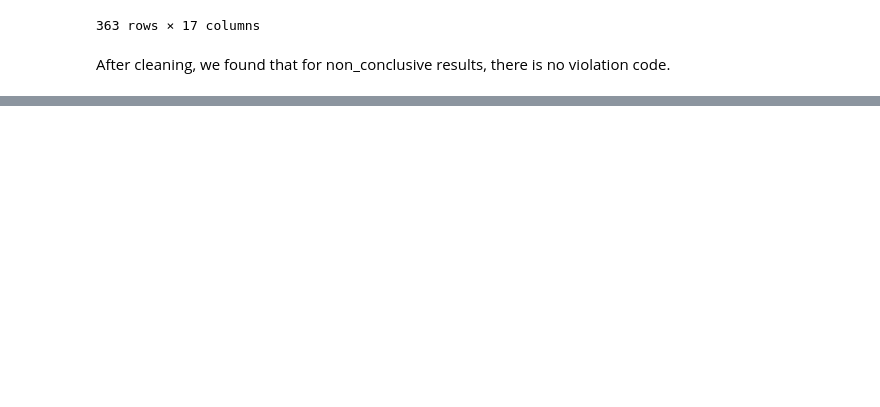
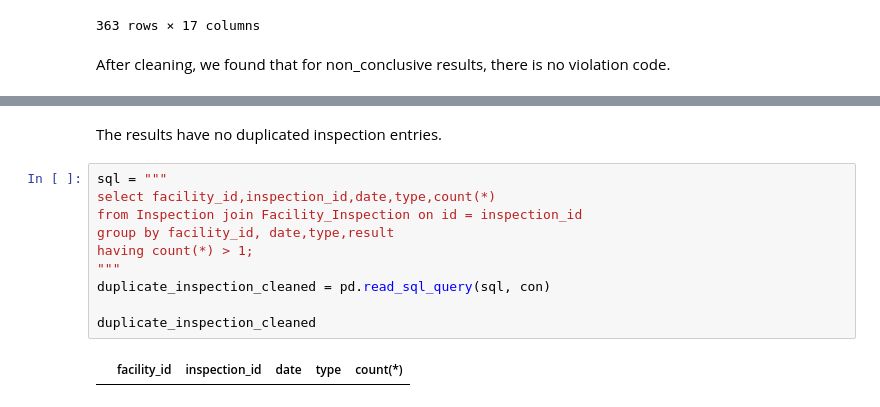
Before and after one commit to delongmeng/Chicago_Food_Inspection, a Jupyter notebook: data_integrity_check.ipynb, the cells around one changed output, grey strips where cells are left out. Saved outputs shown, nothing was run; the diff lists cells and outputs as text; blank space fills up the shorter version.

```diff
--- a/data_integrity_check.ipynb
+++ b/data_integrity_check.ipynb
@@ -404,0 +448,14 @@ non_conclusive_cleaned
+# %% [markdown]
+The results have no duplicated inspection entries.
+# %%
+sql = """
+select facility_id,inspection_id,date,type,count(*)
+from Inspection join Facility_Inspection on id = inspection_id
+group by facility_id, date,type,result
+having count(*) > 1;
+"""
+duplicate_inspection_cleaned = pd.read_sql_query(sql, con)
+
+duplicate_inspection_cleaned
+# %% [output]
+|  | facility_id | inspection_id | date | type | count(*) |
```
Also changed, not shown: parts of 23 cells of this notebook.
